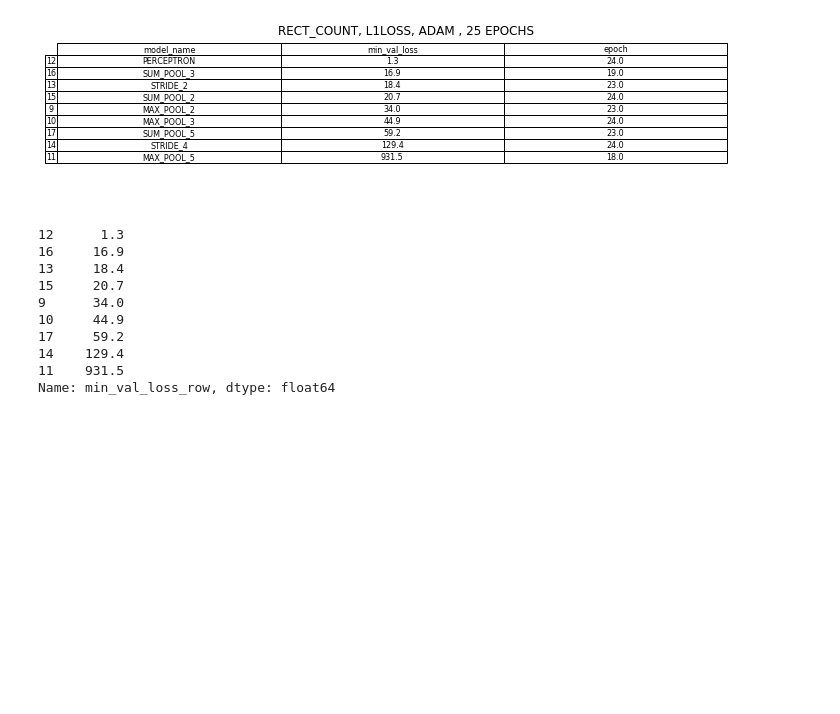
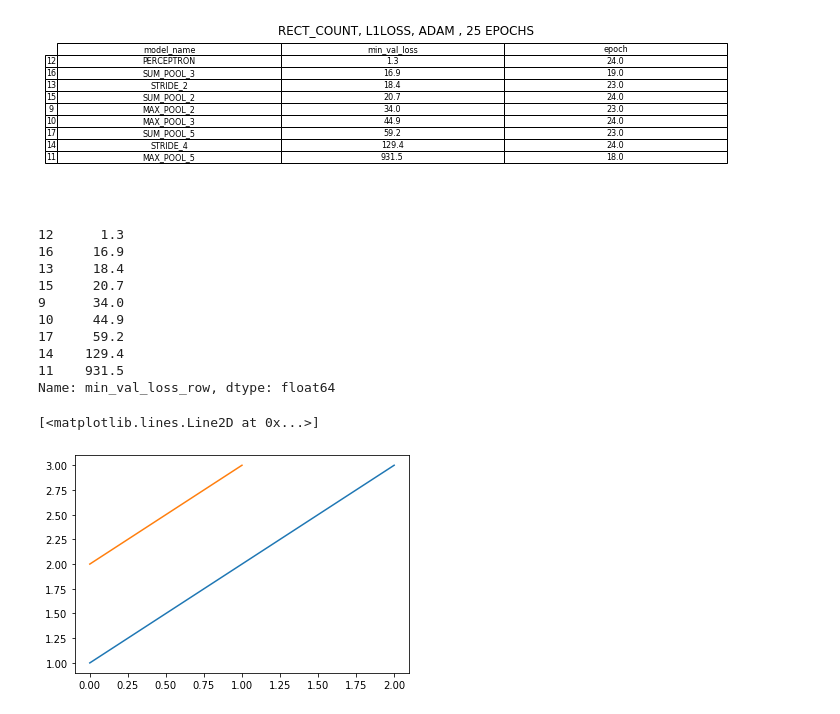
Before and after one commit to ViktorCosenza/areacnn, a Jupyter notebook: notebooks/visualization.ipynb, the cells around one changed output. Drawn from its saved outputs; the diff is of its cells as text; code cells hidden in the pictures; blank space fills up the shorter version.

```diff
--- a/notebooks/visualization.ipynb
+++ b/notebooks/visualization.ipynb
@@ -166,3 +199,9 @@ d["min_val_loss_row"].round(1)
 14    129.4
 11    931.5
 Name: min_val_loss_row, dtype: float64
+# %%
+plt.plot([1,2,3])
+plt.plot([2,3])
+# %% [output]
+[<matplotlib.lines.Line2D at 0x...>]
+[figure, added]
```
Also changed, not shown: parts of 4 cells of this notebook, 11 other files.
